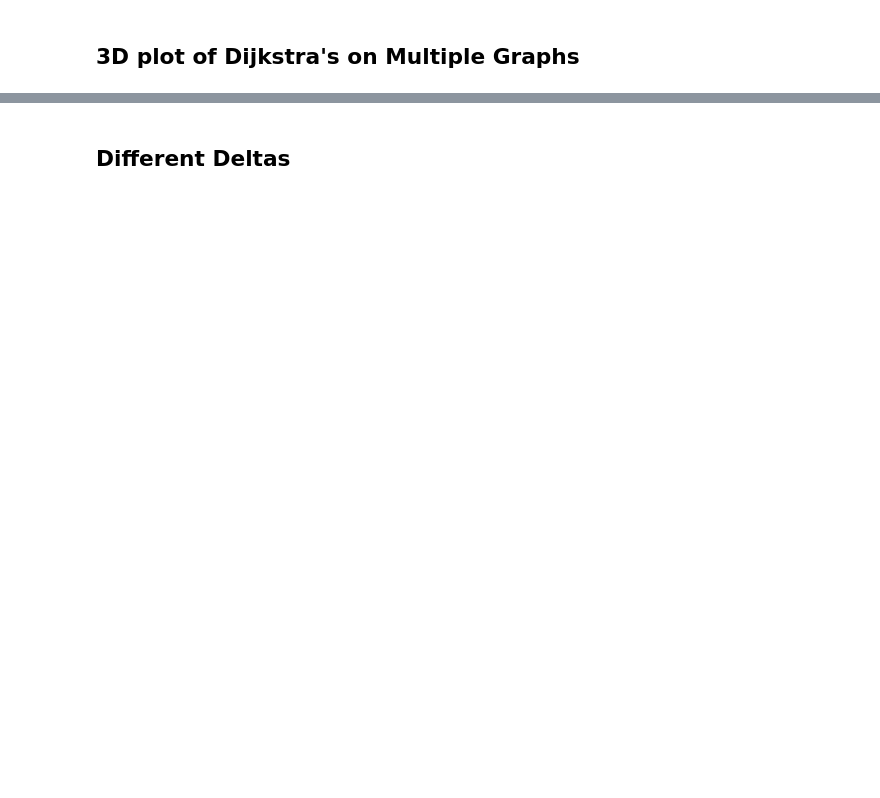
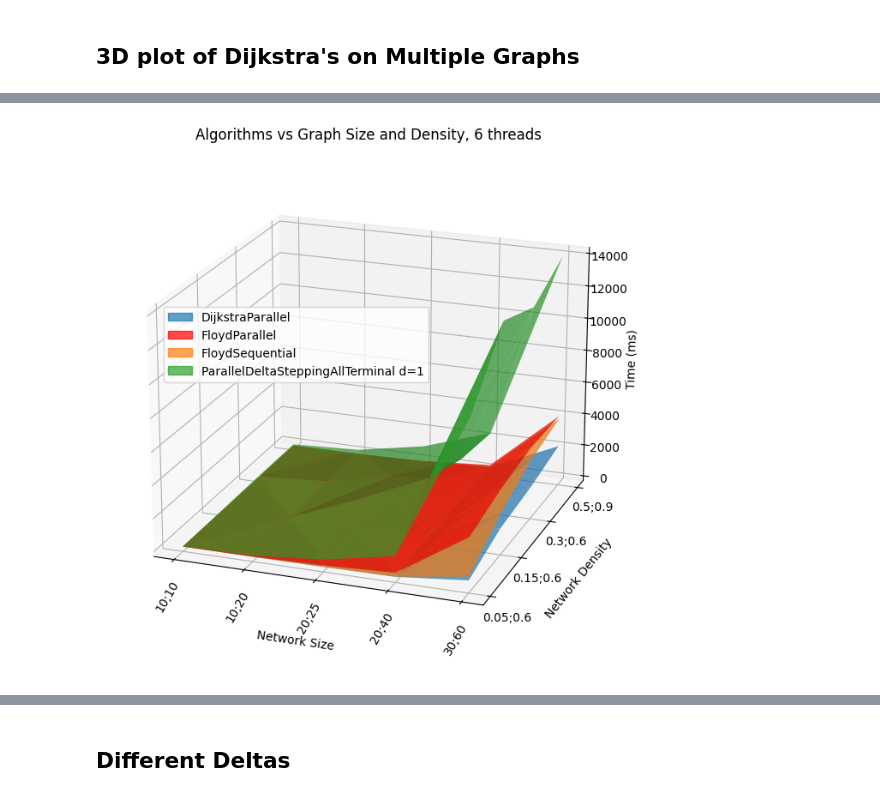
Before and after one commit to RomainPuech/parallel_shortest_path, a Jupyter notebook: analysis.ipynb, the cells around one changed output, grey strips where cells are left out. Drawn from its saved outputs; the diff is of its cells as text; code cells hidden in the pictures; blank space fills up the shorter version.

```diff
--- a/analysis.ipynb
+++ b/analysis.ipynb
@@ -161,0 +67,88 @@ plt.show();
+# %%
+import matplotlib.pyplot as plt
+import matplotlib.patches as mpatches
+import numpy as np
+
+
+Xp = data['graph_size'].unique()
+Yp = data['graph_density'].unique()
+Xd = list(range(len(Xp)))
+Yd = list(range(len(Yp)))
+"""
+['10;10' '10;20' '20;25' '20;40' '30;60']
+['0.05;0.6' '0.15;0.6' '0.3;0.6']
+"""
+
+Z = []
+W = []
+V = []
+WW = []
+WWW = []
+"""
+graph_sizes = {{10, 10}, {10, 20}, {20, 25}, {20, 40}, {30, 60}};
+["10;10", "10;20", "20;25", "20;40", "30;60"]
+
+densities = {{0.3, 0.6}, {0.15, 0.6}, {0.05, 0.6}};
+["0.3;0.6", "0.15;0.6", "0.05;0.6"]
+"""
+for n_t in [6, 12, 16]:
+    fig = plt.figure(figsize=(12, 8))
+    ax = fig.add_subplot(111, projection='3d')
+    Z = []
+    W = []
+    V = []
+    WW = []
+    WWW = []
+    for x in Xp:
+        for y in Yp:
+            filtered_df = filter_df(data, alg=0, graph_size=x, graph_density=y)
+            V.append(float(filtered_df["time"]))
+            filtered_df = filter_df(data, alg=1, graph_size=x, graph_density=y, n_threads=n_t)
+            Z.append(float(filtered_df["time"]))
+            filtered_df = filter_df(data, alg=2, graph_size=x, graph_density=y, n_threads=n_t)
+            W.append(float(filtered_df["time"]))
+            filtered_df = filter_df(data, alg=3,delta=1, graph_size=x, graph_density=y, n_threads=n_t)
+            WW.append(float(filtered_df["time"]))
+            """filtered_df = filter_df(data, alg=3, delta=2, graph_size=x, graph_density=y, n_threads=n_t)
+            WWW.append(float(filtered_df["time"]))"""
+
+    zz = np.linspace(200, 10000, 100)
+
+    Z = np.array(Z).reshape(len(Xp), len(Yp))
+    W = np.array(W).reshape(len(Xp), len(Yp))
+    V = np.array(V).reshape(len(Xp), len(Yp))
+    WW = np.array(WW).reshape(len(Xp), len(Yp))
+#    WWW = np.array(WWW).reshape(len(X), len(Y))
+
+    X, Y = np.meshgrid(Xd, Yd)
+
+    ax.view_init(elev=20, azim=290)  # change these values as needed
+    ax.plot_trisurf(X.flatten(), Y.flatten(), V.T.flatten(), alpha=0.7, color='C1', label=Algorithm.fwd[0])
+    ax.plot_trisurf(X.flatten(), Y.flatten(), Z.T.flatten(), alpha=0.7, color='r', label=Algorithm.fwd[1])
+    ax.plot_trisurf(X.flatten(), Y.flatten(), W.T.flatten(), alpha=0.7, color='C0', label=Algorithm.fwd[2])
+    ax.plot_trisurf(X.flatten(), Y.flatten(), WW.T.flatten(), alpha=0.7, color='C2', label=Algorithm.fwd[3] + " d=1")
+#    ax.plot_trisurf(X.flatten(), Y.flatten(), WWW.T.flatten(), alpha=0.7, color='C3', label=Algorithm.fwd[3] + " d=2")
+
+    plt.xticks(Xd, rotation=60)
+    ax.set_xticklabels(Xp)
+    plt.yticks(Yd)
+    ax.set_yticklabels(Yp)
+    ax.set_xlabel('Network Size', labelpad=15)
+    ax.set_ylabel('Network Density', labelpad=10)
+    ax.set_zlabel('Time (ms)', labelpad=5)
+
+    orange_patch = mpatches.Patch(label=Algorithm.fwd[0], color="C1", alpha=0.7)
+    red_patch = mpatches.Patch(label=Algorithm.fwd[1], color="r", alpha=0.7)
+    blue_patch = mpatches.Patch(label=Algorithm.fwd[2], color="C0", alpha=0.7)
+    WW_patch = mpatches.Patch(label=Algorithm.fwd[3] + " d=1", color="C2", alpha=0.7)
+#    WWW_patch = mpatches.Patch(label=Algorithm.fwd[3] + " d=2", color="C3", alpha=0.7)
+
+    # upper left shifted down
+    plt.legend(handles=[blue_patch, red_patch, orange_patch, WW_patch], loc='upper left', bbox_to_anchor=(0.1, 0.7))
+    #plt.legend(handles=[blue_patch, red_patch, orange_patch, WW_patch, WWW_patch], loc='upper left', bbox_to_anchor=(0.1, 0.7))
+
+    plt.title('Algorithms vs Graph Size and Density, ' + str(n_t) + " threads", pad=-10)
+
+    plt.show()
+# %% [output]
+[figure, added]
```
Also changed, not shown: parts of 9 cells of this notebook, 7 other files.
